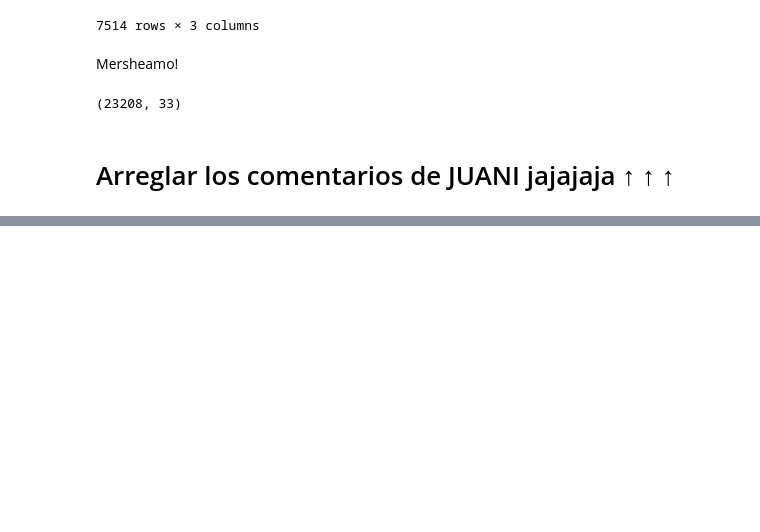
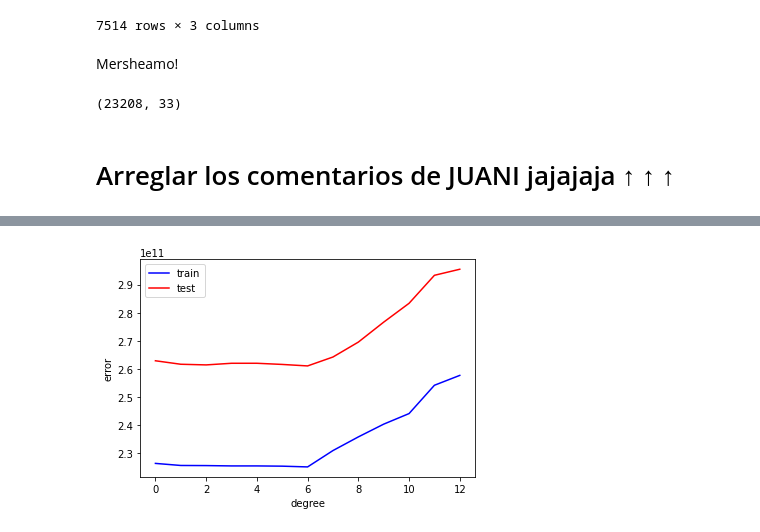
Before and after one commit to JIBarrionuevoGaltier/DiploDatos_2021_Mentoria_Grupo_2, a Jupyter notebook: notebooks_tp3/trabajo_practico_3_grupo2.ipynb, the cells around one changed output, grey strips where cells are left out. Saved outputs shown, nothing was run; the diff lists cells and outputs as text; code cells hidden in the pictures; blank space fills up the shorter version.

```diff
--- a/notebooks_tp3/trabajo_practico_3_grupo2.ipynb
+++ b/notebooks_tp3/trabajo_practico_3_grupo2.ipynb
@@ -281,0 +285,6 @@ X_train.shape, X_test.shape
+# %%
+# Selección del feature antigüedad
+X_train_antig = (X_train.loc[:, 'antig_cliente'].values).reshape(-1,1)
+X_val_antig = (X_val.loc[:, 'antig_cliente'].values).reshape(-1,1)
+X_test_antig = (X_test.loc[:, 'antig_cliente'].values).reshape(-1,1)
+X_train_antig.shape, X_val_antig.shape, X_test_antig.shape
@@ -281,0 +293,20 @@ X_train.shape, X_test.shape
+# %%
+train_errors = []
+valid_errors = []
+degrees = [0,1,2,3,4,5,6,7,8,9,10,11,12]
+for degree in degrees:
+    # train:
+    pf = PolynomialFeatures(degree)
+    lr = LinearRegression(fit_intercept=False)
+    model = make_pipeline(pf, lr)
+    model.fit(X_train_antig, y_reg_train)
+
+    # predict:
+    y_train_pred = model.predict(X_train_antig)
+    y_valid_pred = model.predict(X_val_antig)
+
+    train_error = mean_squared_error(y_reg_train, y_train_pred)
+    valid_error = mean_squared_error(y_reg_val, y_valid_pred)
+    train_errors.append(train_error)
+    valid_errors.append(valid_error)
+    print(f'Grado {degree}: Train error {train_error.round(3)},Valid error {valid_error.round(3)}')
@@ -281,0 +327,9 @@ X_train.shape, X_test.shape
+# %%
+plt.plot(degrees, train_errors, color="blue", label="train")
+plt.plot(degrees, valid_errors, color="red", label="test")
+plt.legend()
+plt.xlabel("degree")
+plt.ylabel("error")
+plt.show()
+# %% [output]
+[figure, added]
```
Also changed, not shown: parts of 31 cells of this notebook.
